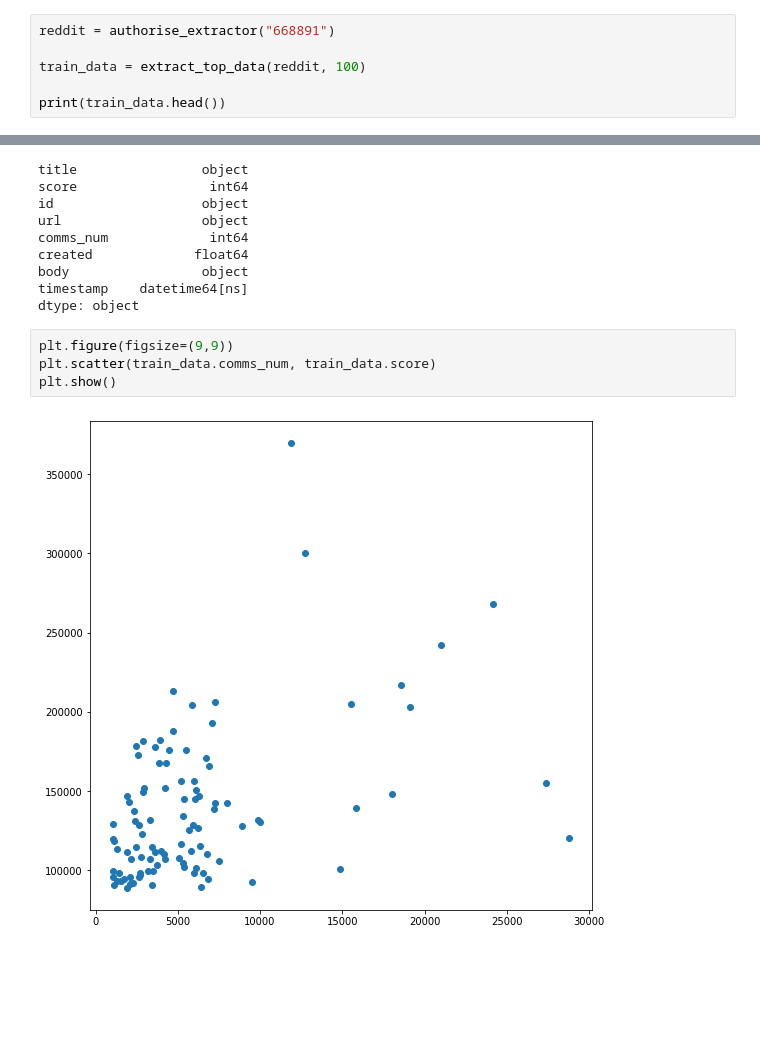
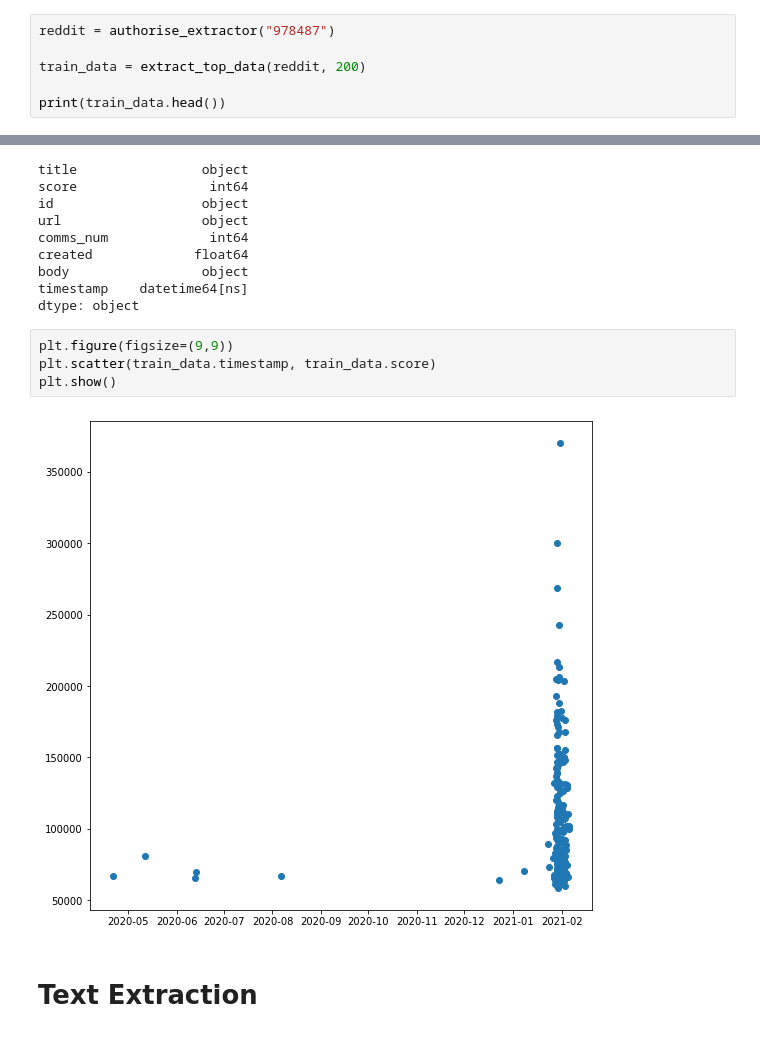
Before and after one commit to malcolmrite-dsi/WSB_Stock_Screener, a Jupyter notebook: Reddit_Stock_Scanner.ipynb, the cells around one changed output, grey strips where cells are left out. Cells and saved outputs as stored; diff of their text form; blank space fills up the shorter version.

```diff
--- a/Reddit_Stock_Scanner.ipynb
+++ b/Reddit_Stock_Scanner.ipynb
@@ -94,9 +105,9 @@ def extract_top_data(self, posts):
 # %% [markdown]
 ## Officially Getting the Data
 # %%
-reddit = authorise_extractor("668891")
+reddit = authorise_extractor("978487")
 
-train_data = extract_top_data(reddit, 100)
+train_data = extract_top_data(reddit, 200)
 
 print(train_data.head())
 # %% [output]
@@ -155,7 +170,9 @@ timestamp    datetime64[ns]
 dtype: object
 # %%
 plt.figure(figsize=(9,9))
-plt.scatter(train_data.comms_num, train_data.score)
+plt.scatter(train_data.timestamp, train_data.score)
 plt.show()
 # %% [output]
-[figure, old version]
+[figure, new version]
+# %% [markdown]
+# Text Extraction
```
Also changed, not shown: parts of 24 cells of this notebook.
